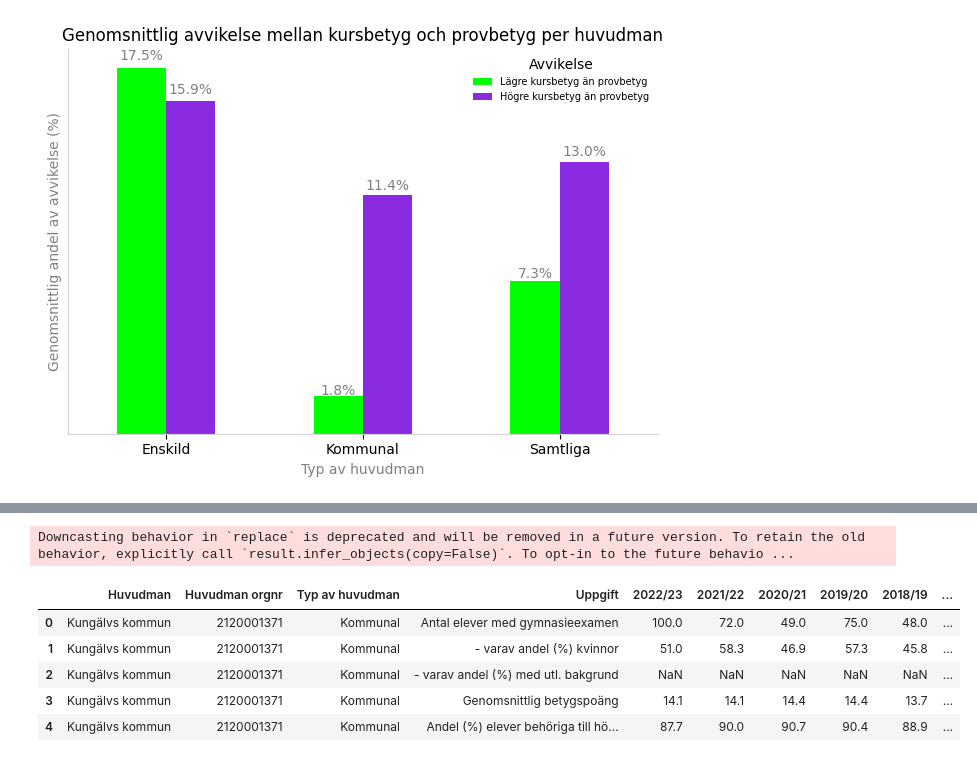
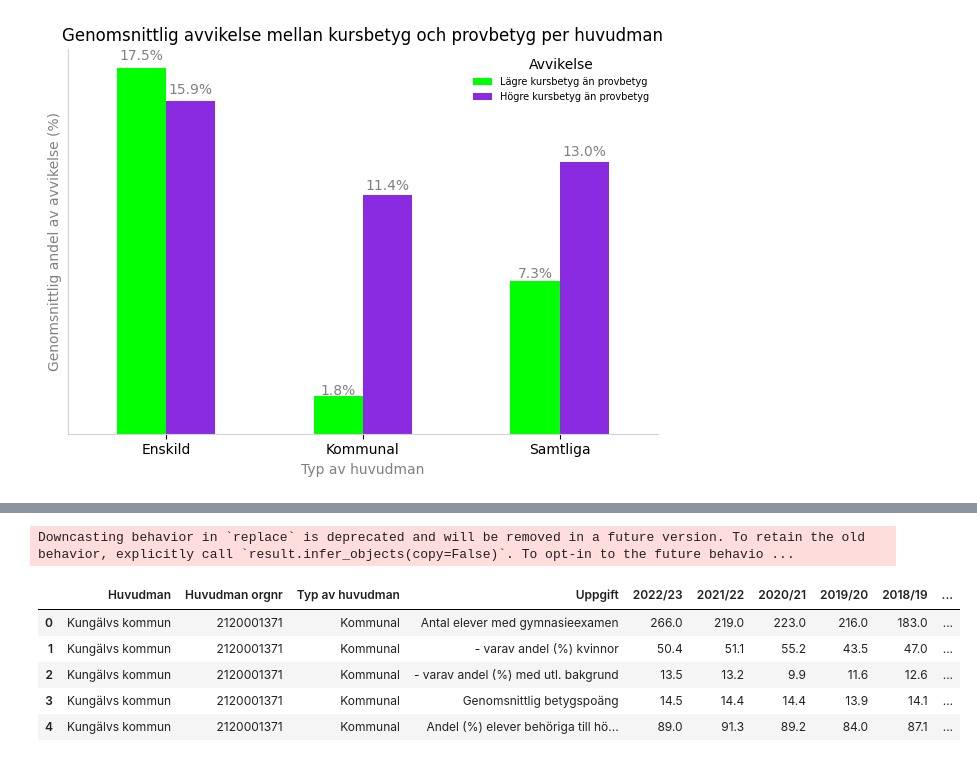
Before and after one commit to Utjiman/Python-Richard-Boden-OPA23, a Jupyter notebook: Labb2/Labb2.ipynb, the cells around one changed output, grey strips where cells are left out. Saved outputs shown, nothing was run; the diff lists cells and outputs as text; code cells hidden in the pictures.

```diff
--- a/Labb2/Labb2.ipynb
+++ b/Labb2/Labb2.ipynb
@@ -521,7 +516,6 @@ sheets = [
     'Nationella program',
     'Högskoleförberedande program',
     'Yrkesprogram',
-    'Barn- och fritidsprogrammet',
     'Bygg- och anläggningsprogramme',
     'Ekonomiprogrammet',
     'El- och energiprogrammet'
@@ -529,22 +523,23 @@ sheets = [
 
 # read and filter data for each sheet
 df_dict = {}
+# Loop through each sheet specified in the 'sheets' list
 for sheet in sheets:
-    df = pd.read_excel(file_path_compare_grade, sheet_name=sheet, skiprows=7)
-    # Filter DataFrame to only include lines when 'Huvudman' is 'Kungälvs kommun'
-    df_filtered = df.loc[df['Huvudman'] == huvudman_target]
-    df_dict[sheet] = df_filtered.reset_index(drop=True)
+    df = pd.read_excel(file_path_compare_grade, sheet_name=sheet, skiprows=7) # Read the data from the specified sheet in the Excel file, skipping the first 7 rows
+    df_filtered = df.loc[df['Huvudman'] == huvudman_target] # Filter DataFrame to only include lines when 'Huvudman' is 'Kungälvs kommun'
+    df_dict[sheet] = df_filtered.reset_index(drop=True) # Add the filtered DataFrame to the dictionary, resetting the index
 
 # Clean the data
 for sheet, df in df_dict.items():
     df_dict[sheet] = df.replace(['..', '.'], np.nan)
-
-df_dict['Ekonomiprogrammet']
 # %% [output]
 Downcasting behavior in `replace` is deprecated and will be removed in a future version. To retain the old behavior, explicitly call `result.infer_objects(copy=False)`. To opt-in to the future behavio ...
-|  | Huvudman | Huvudman orgnr | Typ av huvudman | Uppgift | 2022/23 | 2021/22 | 2020/21 | 2019/20 | 2018/19 | ... |
-| 0 | Kungälvs kommun | 2120001371 | Kommunal | Antal elever med gymnasieexamen | 100.0 | 72.0 | 49.0 | 75.0 | 48.0 | ... |
-| 1 | Kungälvs kommun | 2120001371 | Kommunal | - varav andel (%) kvinnor | 51.0 | 58.3 | 46.9 | 57.3 | 45.8 | ... |
-| 2 | Kungälvs kommun | 2120001371 | Kommunal | - varav andel (%) med utl. bakgrund | NaN | NaN | NaN | NaN | NaN | ... |
-| 3 | Kungälvs kommun | 2120001371 | Kommunal | Genomsnittlig betygspoäng | 14.1 | 14.1 | 14.4 | 14.4 | 13.7 | ... |
-| 4 | Kungälvs kommun | 2120001371 | Kommunal | Andel (%) elever behöriga till hö... | 87.7 | 90.0 | 90.7 | 90.4 | 88.9 | ... |
+# %%
+df_dict['Högskoleförberedande program']
+# %% [output]
+|  | Huvudman | Huvudman orgnr | Typ av huvudman | Uppgift | 2022/23 | 2021/22 | 2020/21 | 2019/20 | 2018/19 | ... |
+| 0 | Kungälvs kommun | 2120001371 | Kommunal | Antal elever med gymnasieexamen | 266.0 | 219.0 | 223.0 | 216.0 | 183.0 | ... |
+| 1 | Kungälvs kommun | 2120001371 | Kommunal | - varav andel (%) kvinnor | 50.4 | 51.1 | 55.2 | 43.5 | 47.0 | ... |
+| 2 | Kungälvs kommun | 2120001371 | Kommunal | - varav andel (%) med utl. bakgrund | 13.5 | 13.2 | 9.9 | 11.6 | 12.6 | ... |
+| 3 | Kungälvs kommun | 2120001371 | Kommunal | Genomsnittlig betygspoäng | 14.5 | 14.4 | 14.4 | 13.9 | 14.1 | ... |
+| 4 | Kungälvs kommun | 2120001371 | Kommunal | Andel (%) elever behöriga till hö... | 89.0 | 91.3 | 89.2 | 84.0 | 87.1 | ... |
```
Also changed, not shown: parts of 9 cells of this notebook, 6 other files.
